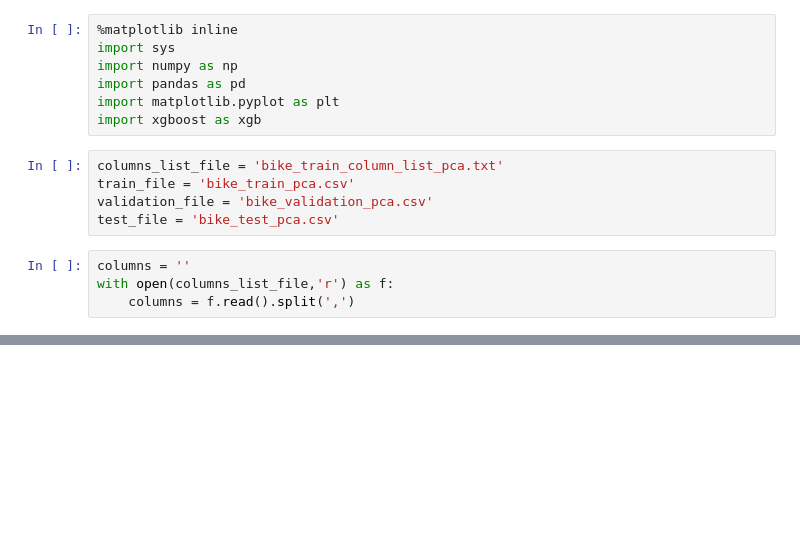
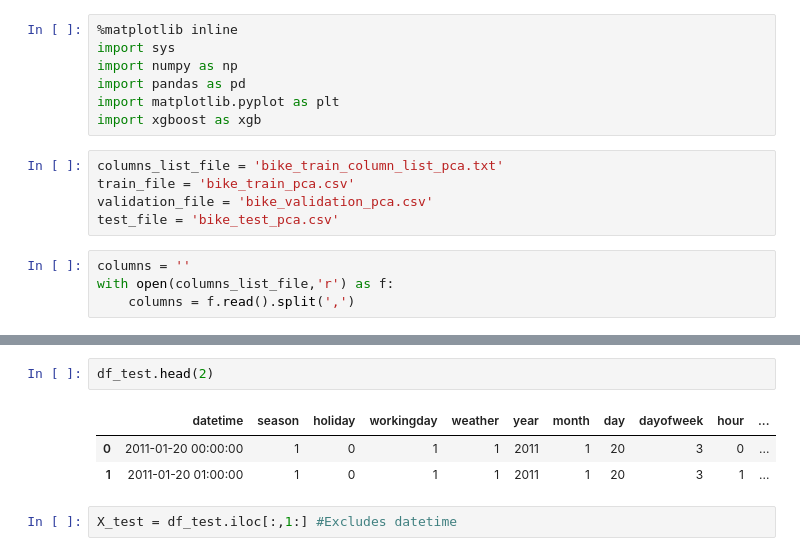
Before and after one commit to saravanankrishnarajan/SageMaker, a Jupyter notebook: PCA/biketrain_xgboost_localmode_pca.ipynb, the cells around one changed output, grey strips where cells are left out. Drawn from its saved outputs; the diff is of its cells as text; blank space fills up the shorter version.

```diff
--- a/PCA/biketrain_xgboost_localmode_pca.ipynb
+++ b/PCA/biketrain_xgboost_localmode_pca.ipynb
@@ -28,0 +167,8 @@ with open(columns_list_file,'r') as f:
+# %%
+df_test.head(2)
+# %% [output]
+|  | datetime | season | holiday | workingday | weather | year | month | day | dayofweek | hour | ... |
+| 0 | 2011-01-20 00:00:00 | 1 | 0 | 1 | 1 | 2011 | 1 | 20 | 3 | 0 | ... |
+| 1 | 2011-01-20 01:00:00 | 1 | 0 | 1 | 1 | 2011 | 1 | 20 | 3 | 1 | ... |
+# %%
+X_test = df_test.iloc[:,1:] #Excludes datetime
```
Also changed, not shown: parts of 29 cells of this notebook, 3 other files.
